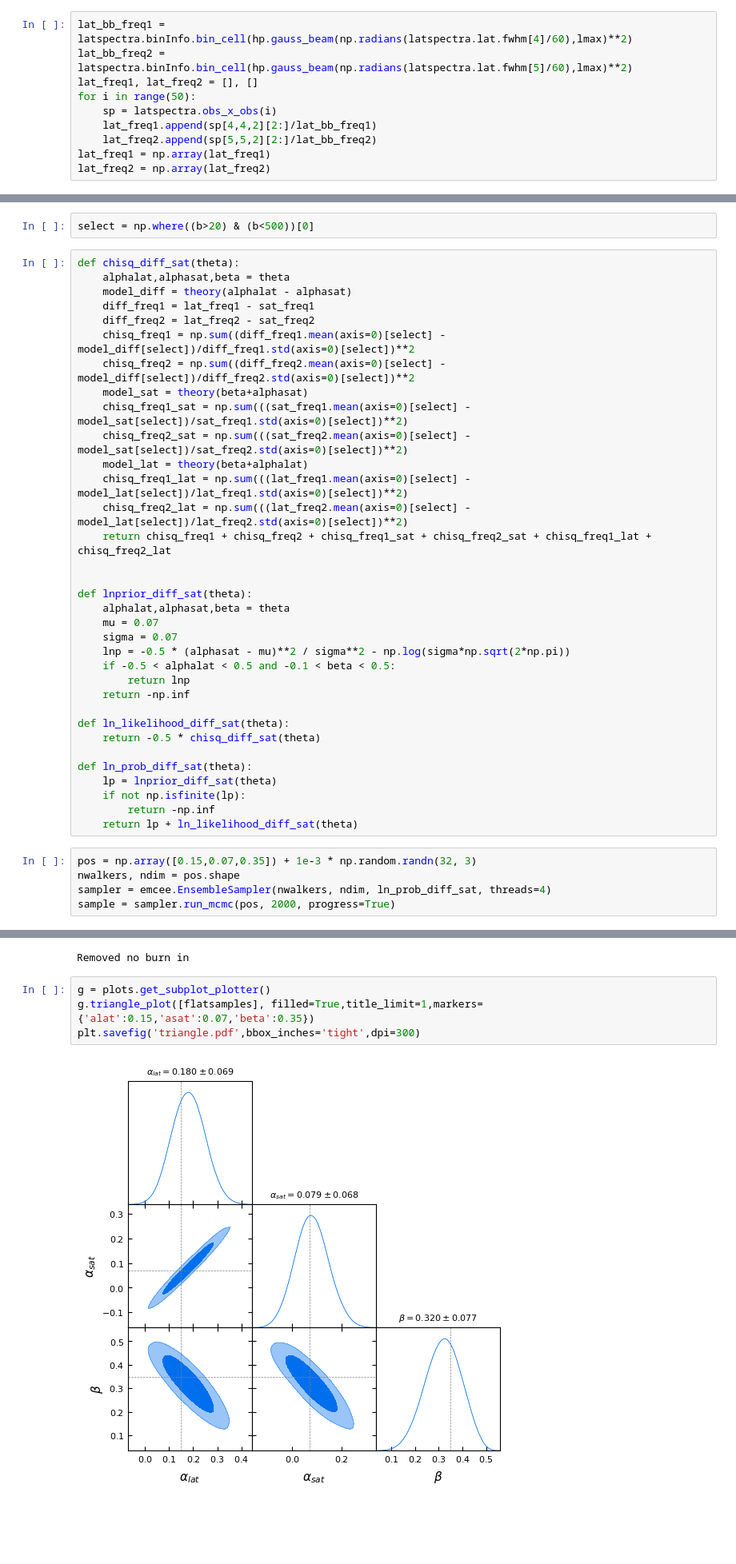
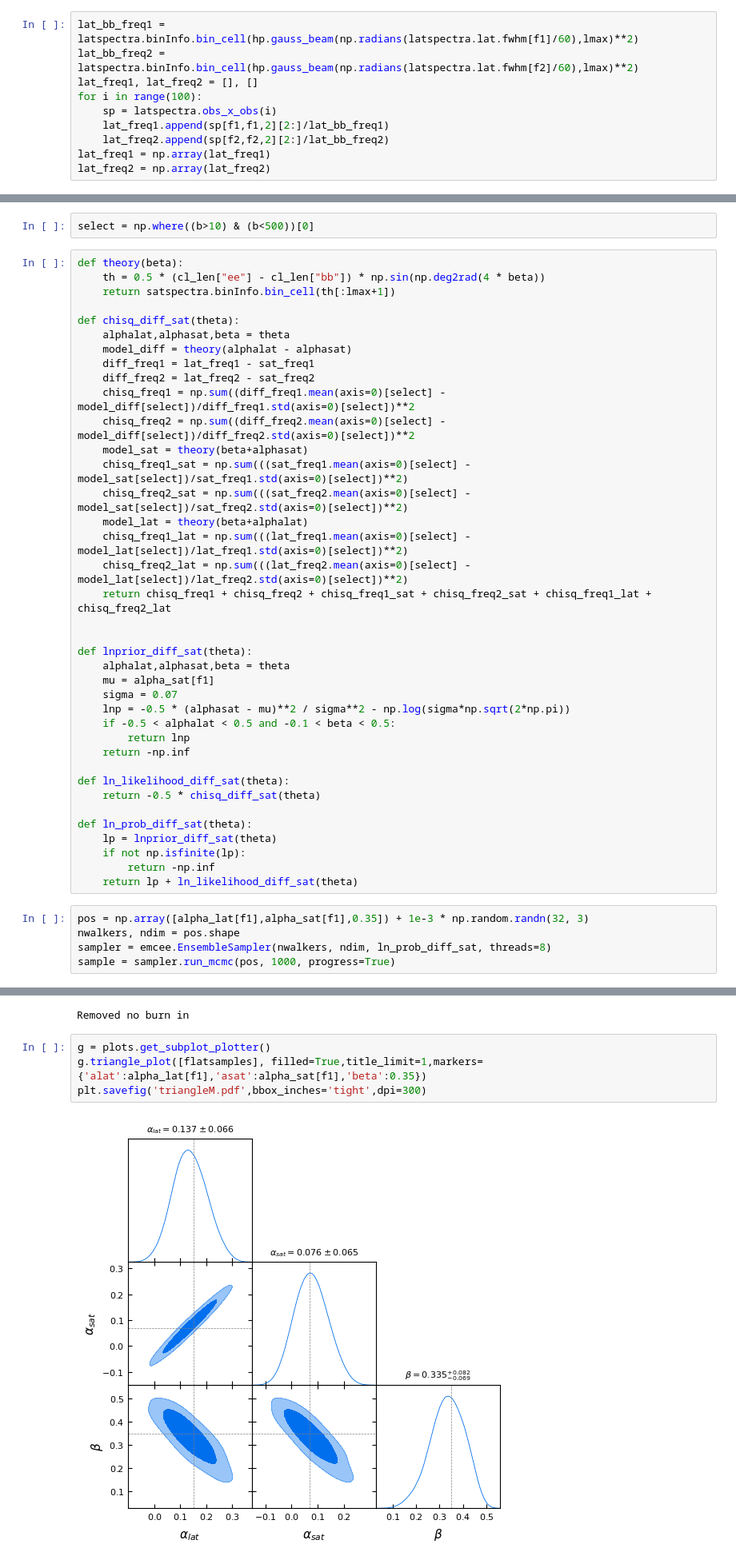
Before and after one commit to antolonappan/solat_cb, a Jupyter notebook: notebooks/calibration.ipynb, the cells around one changed output, grey strips where cells are left out. Shown at 80% size. Saved outputs shown, nothing was run; the diff lists cells and outputs as text; blank space fills up the shorter version.

```diff
--- a/notebooks/calibration.ipynb
+++ b/notebooks/calibration.ipynb
@@ -68,13 +71,13 @@ for i in range(50):
 sat_freq1 = np.array(sat_freq1)
 sat_freq2 = np.array(sat_freq2)
 # %%
-lat_bb_freq1 = latspectra.binInfo.bin_cell(hp.gauss_beam(np.radians(latspectra.lat.fwhm[4]/60),lmax)**2)
-lat_bb_freq2 = latspectra.binInfo.bin_cell(hp.gauss_beam(np.radians(latspectra.lat.fwhm[5]/60),lmax)**2)
+lat_bb_freq1 = latspectra.binInfo.bin_cell(hp.gauss_beam(np.radians(latspectra.lat.fwhm[f1]/60),lmax)**2)
+lat_bb_freq2 = latspectra.binInfo.bin_cell(hp.gauss_beam(np.radians(latspectra.lat.fwhm[f2]/60),lmax)**2)
 lat_freq1, lat_freq2 = [], []
-for i in range(50):
+for i in range(100):
     sp = latspectra.obs_x_obs(i)
-    lat_freq1.append(sp[4,4,2][2:]/lat_bb_freq1)
-    lat_freq2.append(sp[5,5,2][2:]/lat_bb_freq2)
+    lat_freq1.append(sp[f1,f1,2][2:]/lat_bb_freq1)
+    lat_freq2.append(sp[f2,f2,2][2:]/lat_bb_freq2)
 lat_freq1 = np.array(lat_freq1)
 lat_freq2 = np.array(lat_freq2)
 # %%
@@ -97,6 +100,10 @@ plt.ylim(None,1000)
 # %%
-select = np.where((b>20) & (b<500))[0]
+select = np.where((b>10) & (b<500))[0]
 # %%
+def theory(beta):
+    th = 0.5 * (cl_len["ee"] - cl_len["bb"]) * np.sin(np.deg2rad(4 * beta))
+    return satspectra.binInfo.bin_cell(th[:lmax+1])
+
 def chisq_diff_sat(theta):
     alphalat,alphasat,beta = theta
     model_diff = theory(alphalat - alphasat)
@@ -115,7 +122,7 @@ def chisq_diff_sat(theta):
 
 def lnprior_diff_sat(theta):
     alphalat,alphasat,beta = theta
-    mu = 0.07
+    mu = alpha_sat[f1]
     sigma = 0.07
     lnp = -0.5 * (alphasat - mu)**2 / sigma**2 - np.log(sigma*np.sqrt(2*np.pi))
     if -0.5 < alphalat < 0.5 and -0.1 < beta < 0.5:
@@ -131,10 +138,10 @@ def ln_prob_diff_sat(theta):
         return -np.inf
     return lp + ln_likelihood_diff_sat(theta)
 # %%
-pos = np.array([0.15,0.07,0.35]) + 1e-3 * np.random.randn(32, 3)
+pos = np.array([alpha_lat[f1],alpha_sat[f1],0.35]) + 1e-3 * np.random.randn(32, 3)
 nwalkers, ndim = pos.shape
-sampler = emcee.EnsembleSampler(nwalkers, ndim, ln_prob_diff_sat, threads=4)
-sample = sampler.run_mcmc(pos, 2000, progress=True)
+sampler = emcee.EnsembleSampler(nwalkers, ndim, ln_prob_diff_sat, threads=8)
+sample = sampler.run_mcmc(pos, 1000, progress=True)
 # %%
 flat_samples = sampler.get_chain(discard=100, thin=15, flat=True)
 # %%
@@ -143,7 +150,7 @@ flatsamples = MCSamples(samples=flat_samples,names = ['alat','asat','beta'], lab
 Removed no burn in
 # %%
 g = plots.get_subplot_plotter()
-g.triangle_plot([flatsamples], filled=True,title_limit=1,markers={'alat':0.15,'asat':0.07,'beta':0.35})
-plt.savefig('triangle.pdf',bbox_inches='tight',dpi=300)
+g.triangle_plot([flatsamples], filled=True,title_limit=1,markers={'alat':alpha_lat[f1],'asat':alpha_sat[f1],'beta':0.35})
+plt.savefig('triangleM.pdf',bbox_inches='tight',dpi=300)
 # %% [output]
-[figure, old version]
+[figure, new version]
```
Also changed, not shown: parts of 4 cells of this notebook.
